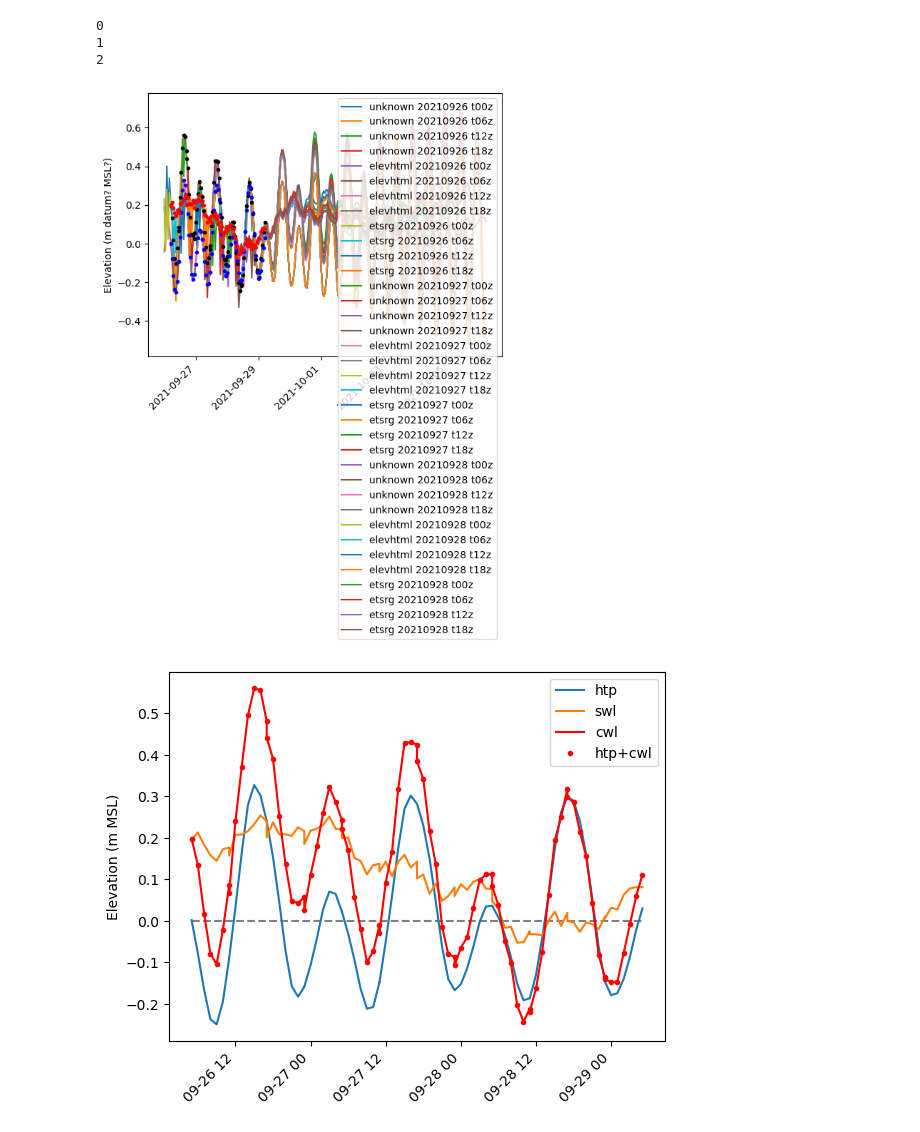
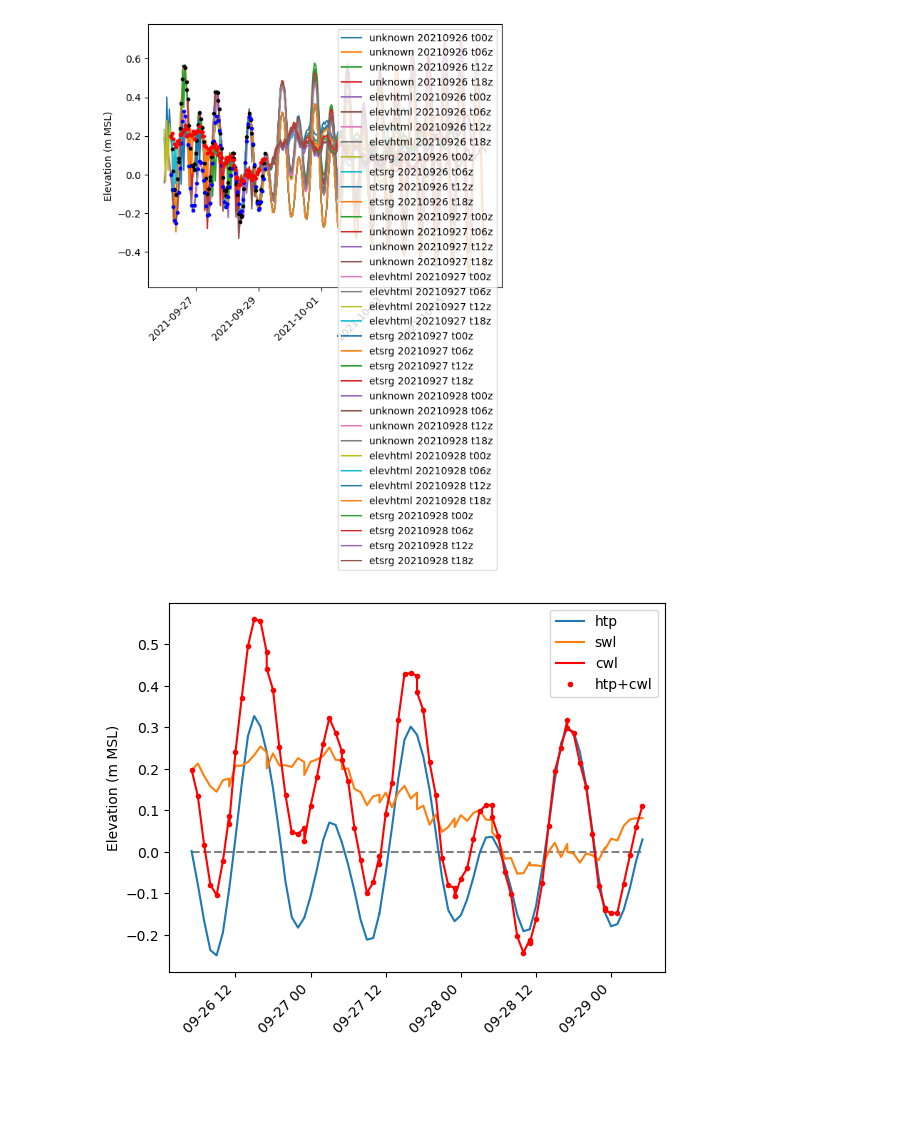
Before and after one commit to csherwood-usgs/runup_calcs, a Jupyter notebook: estofs_nowcast.ipynb, the cells around one changed output. Saved outputs shown, nothing was run; the diff lists cells and outputs as text; code cells hidden in the pictures; blank space fills up the shorter version.

```diff
--- a/estofs_nowcast.ipynb
+++ b/estofs_nowcast.ipynb
@@ -62,5 +77,8 @@ min_index_flat = np.argmin(distance)
 
 # Convert the flat index to row and column indices
 min_index_2d = np.unravel_index(min_index_flat, distance.shape)
+print('Indexes into 2D spatial array')
 print(min_index_2d)
+(idx, idy ) = min_index_2d
+print(idx, idy)
 # %% [output]
@@ -68,6 +88,7 @@ print(min_index_2d)
 # %%
+# extract the data to have a look
 t = ds.time.values
 ts = t+ds.step.values
-z = ds.etsrg[:,627,1792].values
+z = ds.etsrg[:, idx, idy].values
 # %%
 plt.plot(ts[0:47],z[0:47])
@@ -87,6 +97,7 @@ plt.xticks(rotation=45, ha='right')
 [figure]
 # %%
-# Open the GRIB2 file with xarray and cfgrib engine
+# Plot of overlapping forecasts
+# (this is how we decided to skip the first four hours)
 fig, ax = plt.subplots(1,1)
 
 for date in date_list:
@@ -96,11 +107,11 @@ for date in date_list:
         ds = xr.open_dataset( fname, engine = 'cfgrib' )
         t = ds.time.values
         ts = t+ds.step.values
-        z = ds.etsrg[:,627,1792].values
+        z = ds.etsrg[:, idx, idy].values
         plt.plot(ts[0:47],z[0:47],label=flabel)
 
 plt.legend()
 plt.xticks(rotation=45, ha='right')
-plt.ylabel('Elevation (m datum? MSL?)')
+plt.ylabel('Elevation (m MSL)')
 plt.savefig(dir_name+'/ESTOF_surge_elevations_multi_forecast.png', bbox_inches='tight', dpi=200)
 # %% [output]
@@ -108,12 +119,8 @@ plt.savefig(dir_name+'/ESTOF_surge_elevations_multi_forecast.png', bbox_inches='
-# %%
-for i in range(3):
-    print(i)
-# %% [output]
-0
-1
-2
 # %%
-# Loop through the forecast for several days and
+# Loop through the forecasts for several days in all three variable files
+# Construct arrays for time, cwl, htp, and swl using hours 5:12 from each forecast.
+# Make an ugly plot
+
 fig, ax = plt.subplots(1,1)
 
 tlong = np.array([], dtype='datetime64[ns]')
@@ -124,35 +131,34 @@ swl = np.array([], dtype='float64')
 for date in date_list:
     for i in range(3):
         var = var_list[i]
         for tz in tz_list:
             fname =  f"{dir_name}/{date}/estofs.{tz}.conus.east.{wl_list[i]}.grib2"
             flabel = f"{var} {date} {tz}"
             ds = xr.open_dataset( fname, engine = 'cfgrib' )
             t = ds.time.values
             ts = t+ds.step.values
-            zvalue = f'z=ds.{var}[:,627,1792].values'
+            zvalue = f'z=ds.{var}[:, idx, idy].values'
             exec(zvalue)
-            #z = ds.etsrg[:,627,1792].values
             tshort = ts[5:12]
             zshort = z[5:12]
             if i==0:
                 tlong = np.concatenate( (tlong, np.array( tshort, dtype='datetime64[ns]') ))
                 cwl = np.concatenate( (cwl, np.array( zshort, dtype='float64') ))
             elif i==1:
                 htp = np.concatenate( (htp, np.array( zshort, dtype='float64') ))
             elif i==2:
                 swl = np.concatenate( (swl, np.array( zshort, dtype='float64') ))
 
             plt.plot(ts,z,label=flabel)
 
 plt.legend()
 plt.plot(tlong, cwl, '.k',label='CWL')
 plt.plot(tlong, htp, '.b',label='HTP')
 plt.plot(tlong, swl, '.r',label='SWL')
 
 plt.xticks(rotation=45, ha='right')
-plt.ylabel('Elevation (m datum? MSL?)')
+plt.ylabel('Elevation (m MSL)')
 plt.savefig(dir_name+'/ESTOF_surge_elevations_nowcast_forecast.png', bbox_inches='tight', dpi=200)
 # %% [output]
-[figure, old version]
+[figure, new version]
 # %%
```
Also changed, not shown: parts of 10 cells of this notebook.
